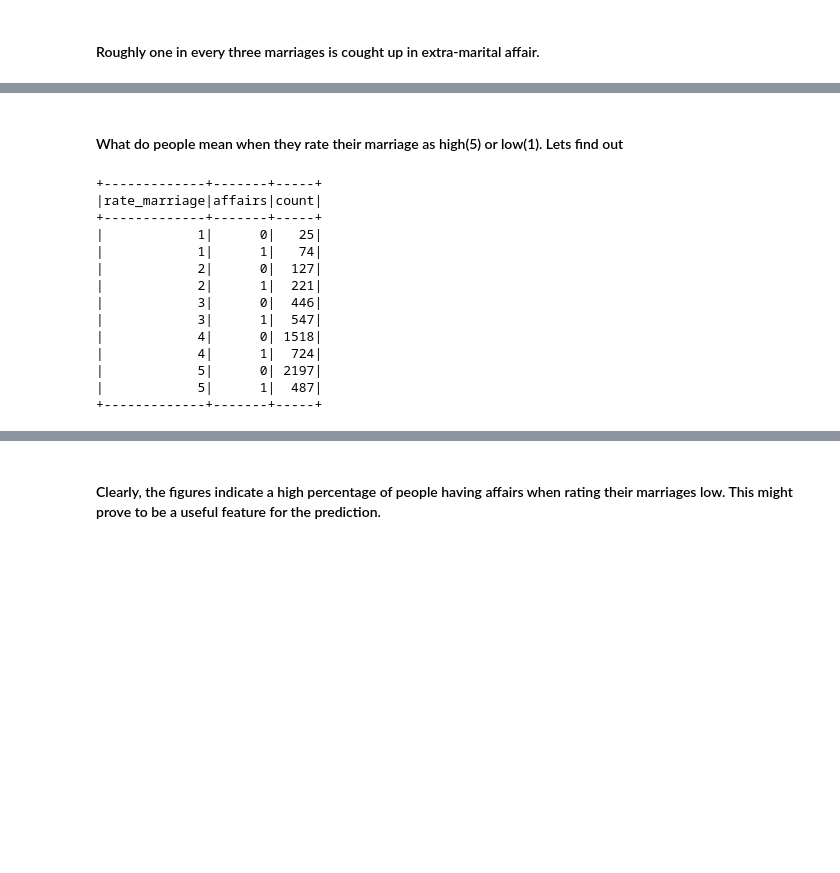
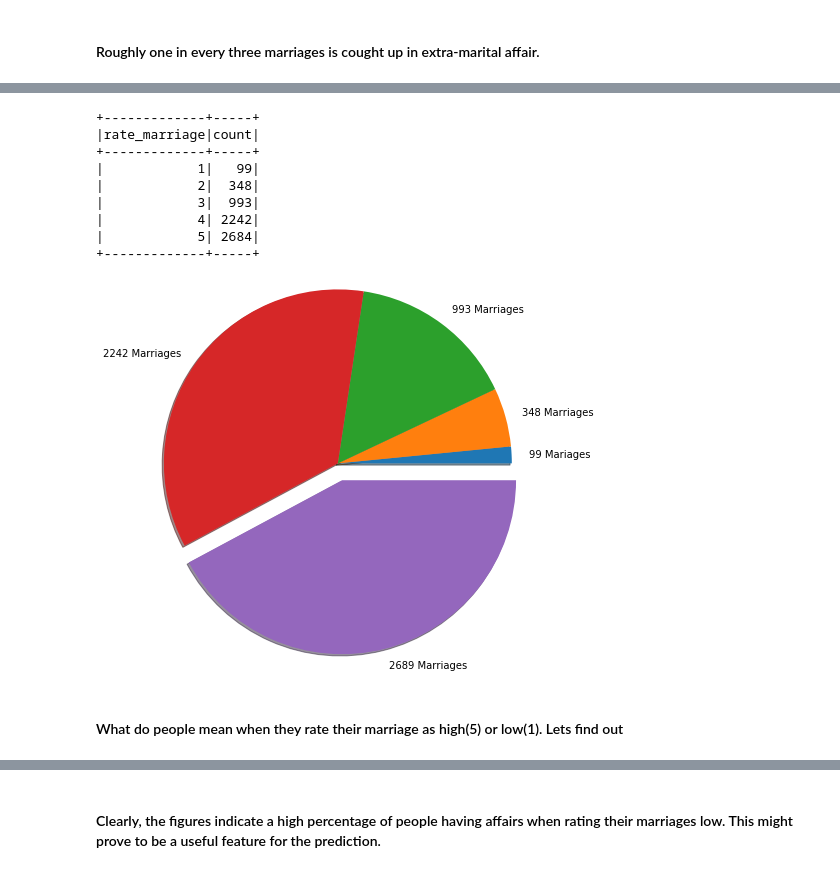
Before and after one commit to gyleodhis/Modelling-Mariage-Issues-in-Kenya-Using-Random-Forest, a Jupyter notebook: random-forest.ipynb, the cells around one changed output, grey strips where cells are left out. Saved outputs shown, nothing was run; the diff lists cells and outputs as text; code cells hidden in the pictures; blank space fills up the shorter version.

```diff
--- a/random-forest.ipynb
+++ b/random-forest.ipynb
@@ -97,19 +103,21 @@ df.groupBy("rate_marriage").count().show()
+# %%
+rates_df = df.groupBy("rate_marriage").count().orderBy("count", ascending=True)
+rates_df_pandas = rates_df.toPandas()
+labels = '99 Mariages', '348 Marriages', '993 Marriages', '2242 Marriages', '2689 Marriages'
+explode = (0, 0, 0, 0, 0.2)
+plt.pie(rates_df_pandas['count'],labels=labels, explode=explode, shadow=True, radius=2)
+
+rates_df.show()
+# %% [output]
++-------------+-----+
+|rate_marriage|count|
++-------------+-----+
+|            1|   99|
+|            2|  348|
+|            3|  993|
+|            4| 2242|
+|            5| 2684|
++-------------+-----+
+[figure, added]
 # %% [markdown]
 #### What do people mean when they rate their marriage as high(5) or low(1). Lets find out
-# %%
-df.groupBy("rate_marriage", "affairs").count().orderBy("rate_marriage","affairs","count", ascending=True).show()
-# %% [output]
-+-------------+-------+-----+
-|rate_marriage|affairs|count|
-+-------------+-------+-----+
-|            1|      0|   25|
-|            1|      1|   74|
-|            2|      0|  127|
-|            2|      1|  221|
-|            3|      0|  446|
-|            3|      1|  547|
-|            4|      0| 1518|
-|            4|      1|  724|
-|            5|      0| 2197|
-|            5|      1|  487|
-+-------------+-------+-----+
```
Also changed, not shown: parts of 15 cells of this notebook.
